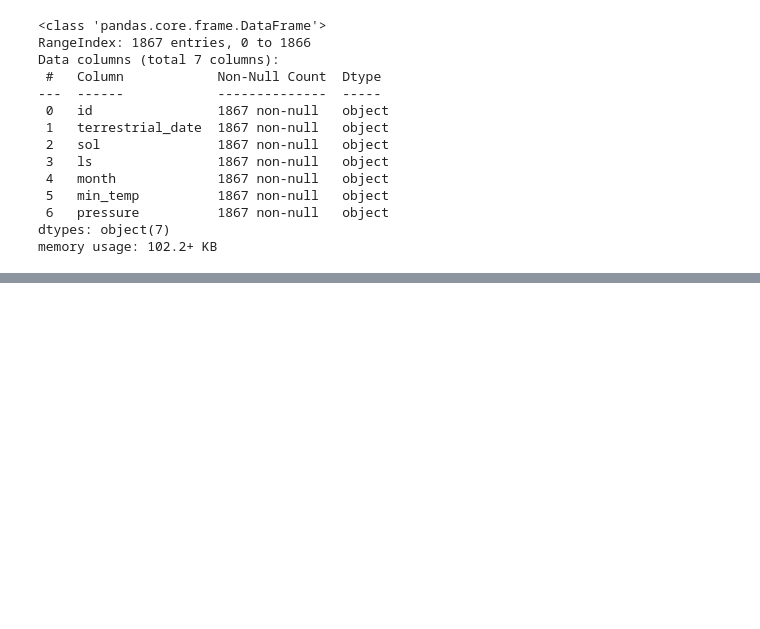
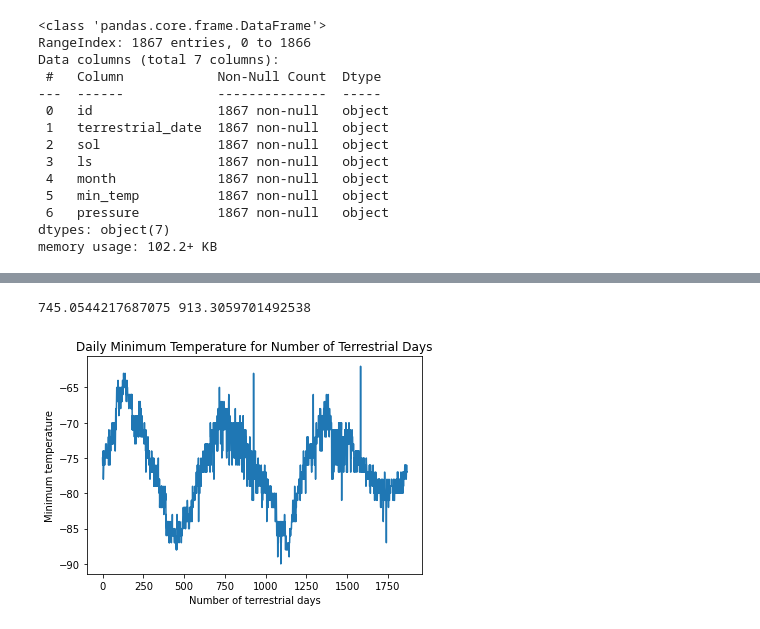
Before and after one commit to meghanhkoon/Mission-to-Mars, a Jupyter notebook: mars_data_challenge_part_2.ipynb, the cells around one changed output, grey strips where cells are left out. Cells and saved outputs as stored; diff of their text form; code cells hidden in the pictures; blank space fills up the shorter version.

```diff
--- a/mars_data_challenge_part_2.ipynb
+++ b/mars_data_challenge_part_2.ipynb
@@ -138,0 +244,24 @@ memory usage: 102.2+ KB
+# %%
+min_pressure = avg_pressure.min()
+max_pressure = avg_pressure.max()
+
+print(min_pressure, max_pressure)
+# %% [output]
+745.0544217687075 913.3059701492538
+# %%
+# Answer the following question: About how many terrestrial (Earth) days exist in a Martian year?
+#That is, in the time that Mars circles the Sun once, how many days elapse on Earth?
+#Visually estimate the result by plotting the daily minimum temperature.
+
+# Plot daily min temperature
+df.min_temp.plot()
+plt.title("Daily Minimum Temperature for Number of Terrestrial Days")
+plt.xlabel('Number of terrestrial days')
+plt.ylabel('Minimum temperature')
+plt.show()
+
+# The distance from peak to peak is roughly 1425-750, or 675 days.
+# A year on Mars appears to be about 675 days from the plot.
+# Internet search confirms that a Mars year is equivalent to 687 earth days.
+# %% [output]
+[figure, added]
```
Also changed, not shown: parts of 18 cells of this notebook, 4 other files.
